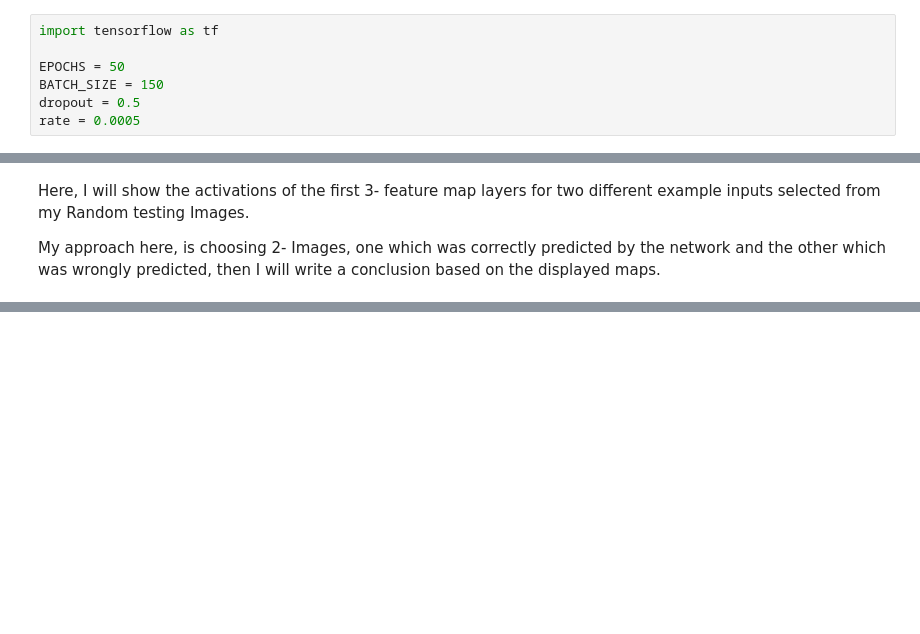
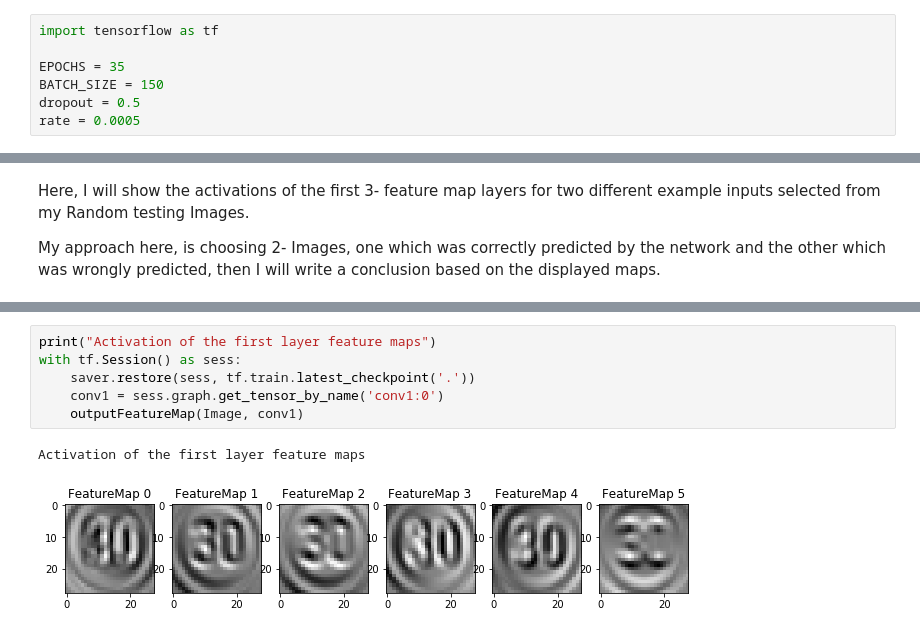
Before and after one commit to MyadaRoshdi/P2, a Jupyter notebook: Traffic_Sign_Classifier.ipynb, the cells around one changed output, grey strips where cells are left out. Saved outputs shown, nothing was run; the diff lists cells and outputs as text; blank space fills up the shorter version.

```diff
--- a/Traffic_Sign_Classifier.ipynb
+++ b/Traffic_Sign_Classifier.ipynb
@@ -566,7 +568,7 @@ All hyperparameters (EPOCHS, BATCH_SIZE, dropout and learning_rate) are empirica
 # %%
 import tensorflow as tf
 
-EPOCHS = 50
+EPOCHS = 35
 BATCH_SIZE = 150
 dropout = 0.5
 rate = 0.0005
@@ -1363,0 +1340,9 @@ End
+# %%
+print("Activation of the first layer feature maps")
+with tf.Session() as sess:
+    saver.restore(sess, tf.train.latest_checkpoint('.'))
+    conv1 = sess.graph.get_tensor_by_name('conv1:0')
+    outputFeatureMap(Image, conv1)
+# %% [output]
+Activation of the first layer feature maps
+[figure, added]
```
Also changed, not shown: parts of 47 cells of this notebook, 1 other file.
